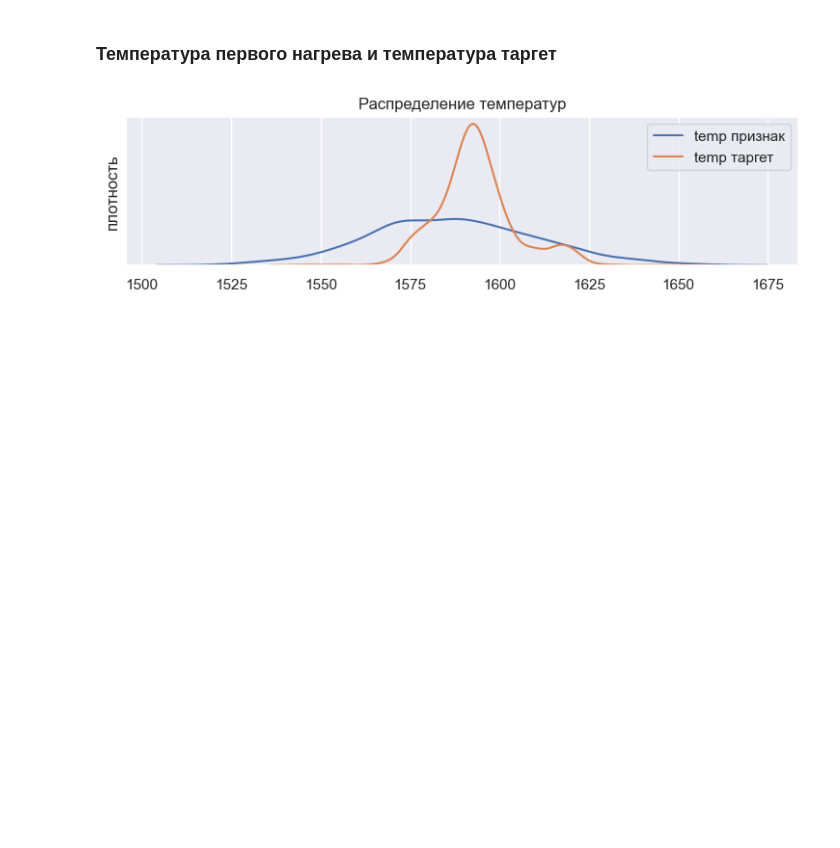
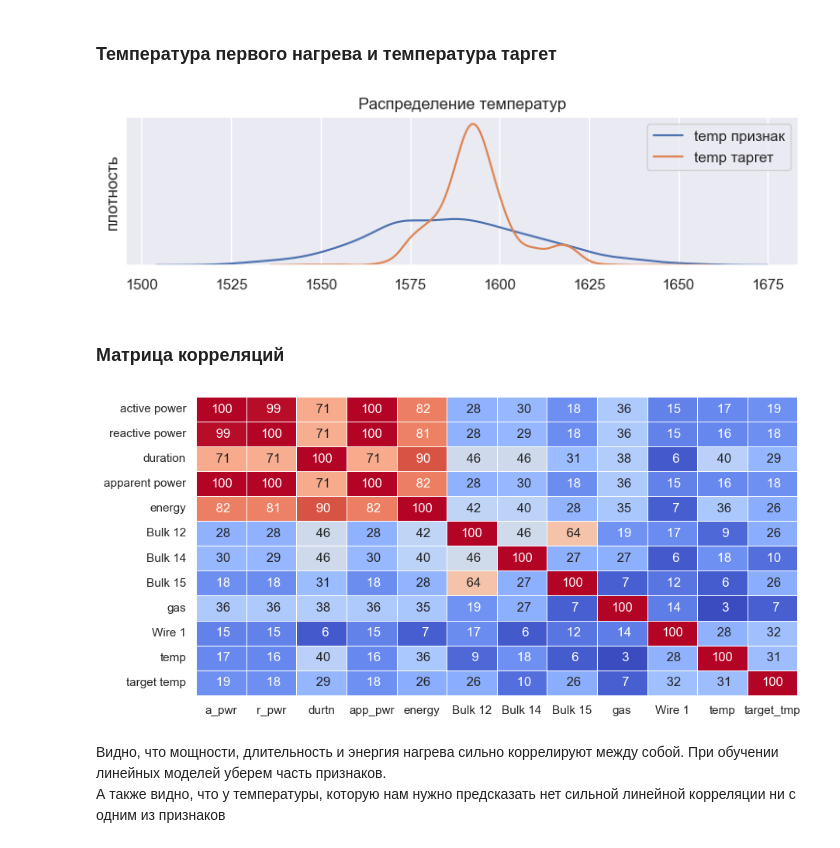
Before and after one commit to alex-blessed/YandexP-projects, a Jupyter notebook: Steel.ipynb, the cells around one changed output. Drawn from its saved outputs; the diff is of its cells as text; code cells hidden in the pictures; blank space fills up the shorter version.

Commit message:
added corr matrix of df_general

```diff
--- a/Steel.ipynb
+++ b/Steel.ipynb
@@ -819,3 +819,16 @@ plt.legend()
 plt.show()
 # %% [output]
 [figure]
+# %% [markdown]
+### Матрица корреляций
+# %%
+xlabels = ['a_pwr', 'r_pwr', 'durtn', 'app_pwr', 'energy', 'Bulk 12', 'Bulk 14', 'Bulk 15', 'gas', 'Wire 1', 'temp', 'target_tmp']
+plt.figure(figsize=(10, 5))
+sns.heatmap(df_general.corr().abs()*100, annot=True, fmt='3.0f', cmap='coolwarm', cbar=False, linewidths=0.5, xticklabels=xlabels)
+plt.xticks(rotation=0)
+plt.show()
+# %% [output]
+[figure, added]
+# %% [markdown]
+Видно, что мощности, длительность и энергия нагрева сильно коррелируют между собой. При обучении линейных моделей уберем часть признаков.
+А также видно, что у температуры, которую нам нужно предсказать нет сильной линейной корреляции ни с одним из признаков
```
